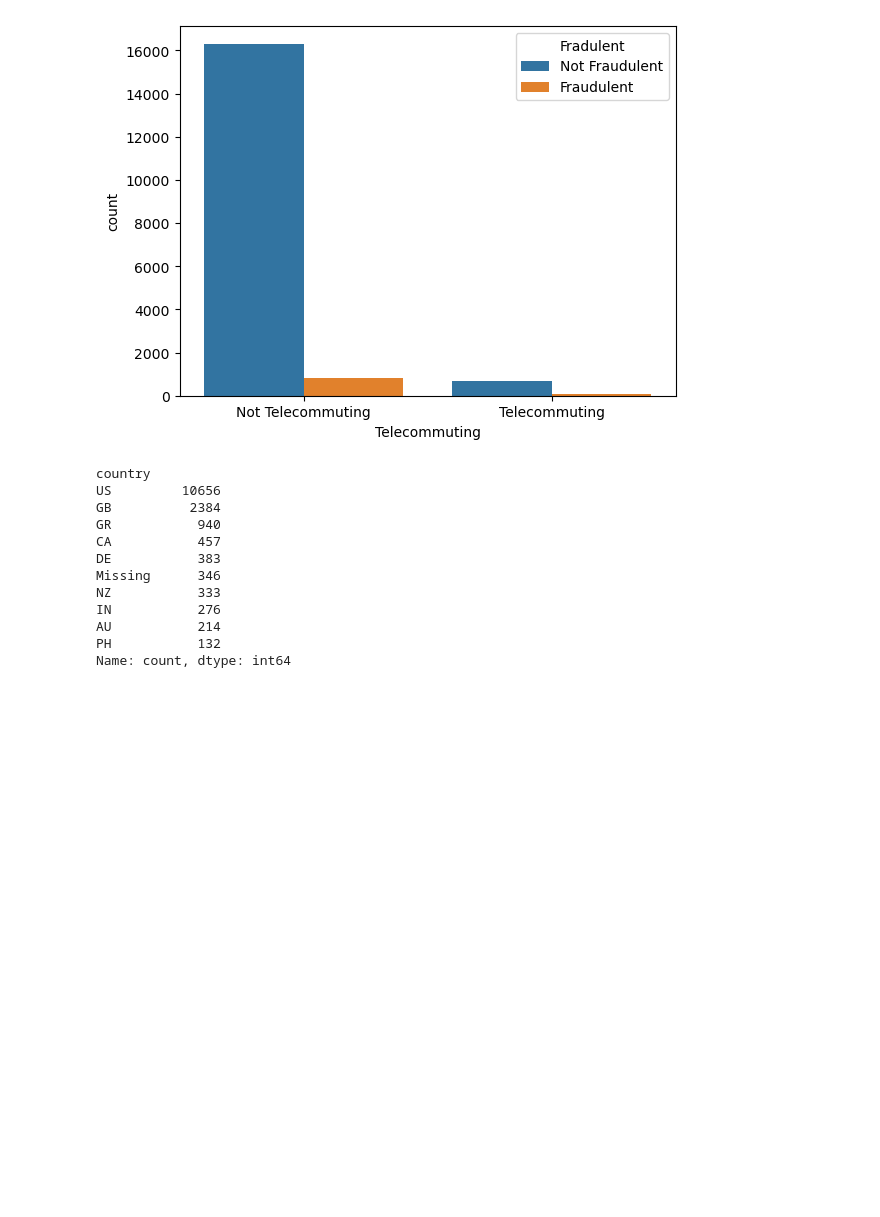
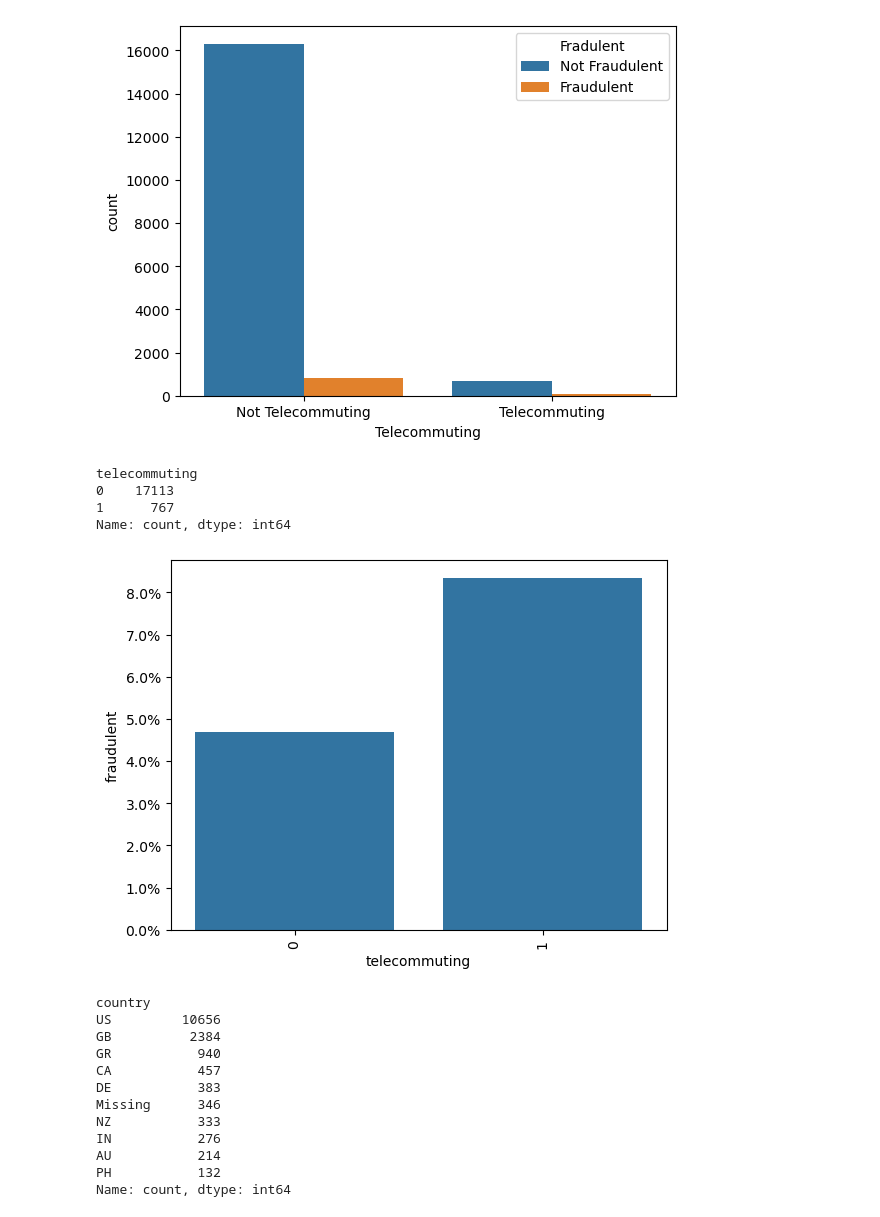
Before and after one commit to andri3366/NLP-Job-Posting, a Jupyter notebook: notebooks/data_cleaning.ipynb, the cells around one changed output. Cells and saved outputs as stored; diff of their text form; code cells hidden in the pictures; blank space fills up the shorter version.

```diff
--- a/notebooks/data_cleaning.ipynb
+++ b/notebooks/data_cleaning.ipynb
@@ -233,6 +233,20 @@ sns.countplot(data=df, x='Telecommuting', hue='Fradulent')
 plt.show()
 # %% [output]
 [figure]
+# %%
+df['telecommuting'].value_counts()
+# %% [output]
+telecommuting
+0    17113
+1      767
+Name: count, dtype: int64
+# %%
+ax =sns.barplot(data=df,x=df.telecommuting, y=df.fraudulent, errorbar=None)
+ax.yaxis.set_major_formatter(mtick.PercentFormatter(1.0))
+plt.xticks(rotation=90)
+plt.show()
+# %% [output]
+[figure, added]
 # %%
 df['country'] = df.location.str.split(',').str[0].replace('', 'Missing').fillna('Missing')
 df['country'].value_counts().head(10)
```
Also changed, not shown: parts of 1 cell of this notebook, 1 other file.
